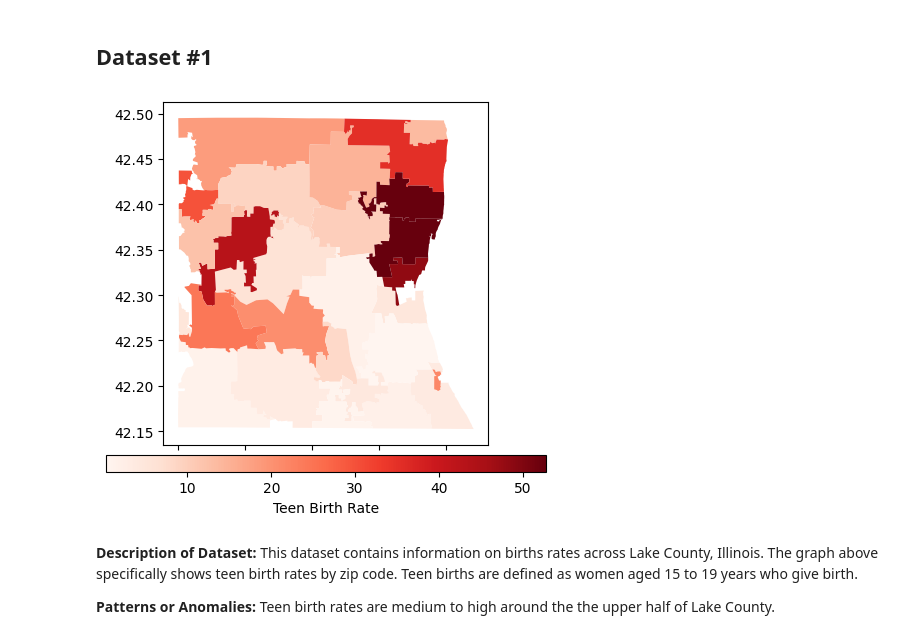
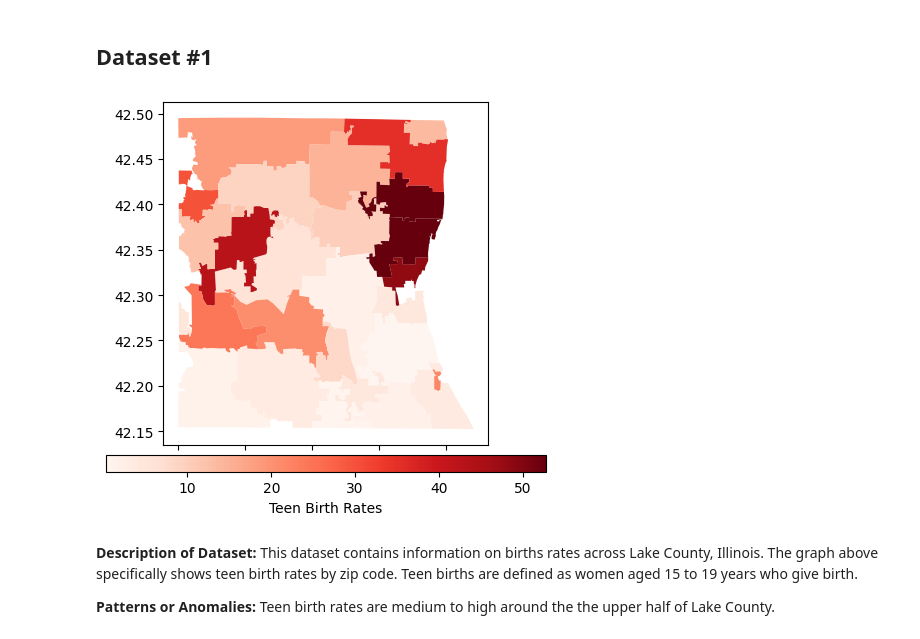
Before and after one commit to Beczheng/datasci_7_geospatial, a Jupyter notebook: HHA_507_HW_7.ipynb, the cells around one changed output. Drawn from its saved outputs; the diff is of its cells as text; code cells hidden in the pictures.

```diff
--- a/HHA_507_HW_7.ipynb
+++ b/HHA_507_HW_7.ipynb
@@ -395,19 +395,19 @@ new_df5
 # %%
 # Graph for dataset #1
 
 fig, ax = plt.subplots(1, 1)
 divider = make_axes_locatable(ax)
 
 new_df1.plot(
     ax=ax,
     cax=divider.append_axes("bottom", size="5%", pad=0.1),
     cmap="Reds",
     column="teenbirth",
-    legend_kwds={"label": "Teen Birth Rate", "orientation": "horizontal"},
+    legend_kwds={"label": "Teen Birth Rates", "orientation": "horizontal"},
     legend=True,
 );
 # %% [output]
-[figure, old version]
+[figure, new version]
 # %% [markdown]
 **Description of Dataset:** This dataset contains information on births rates across Lake County, Illinois. The graph above specifically shows teen birth rates by zip code. Teen births are defined as women aged 15 to 19 years who give birth.
 
```
Also changed, not shown: parts of 2 cells of this notebook.
